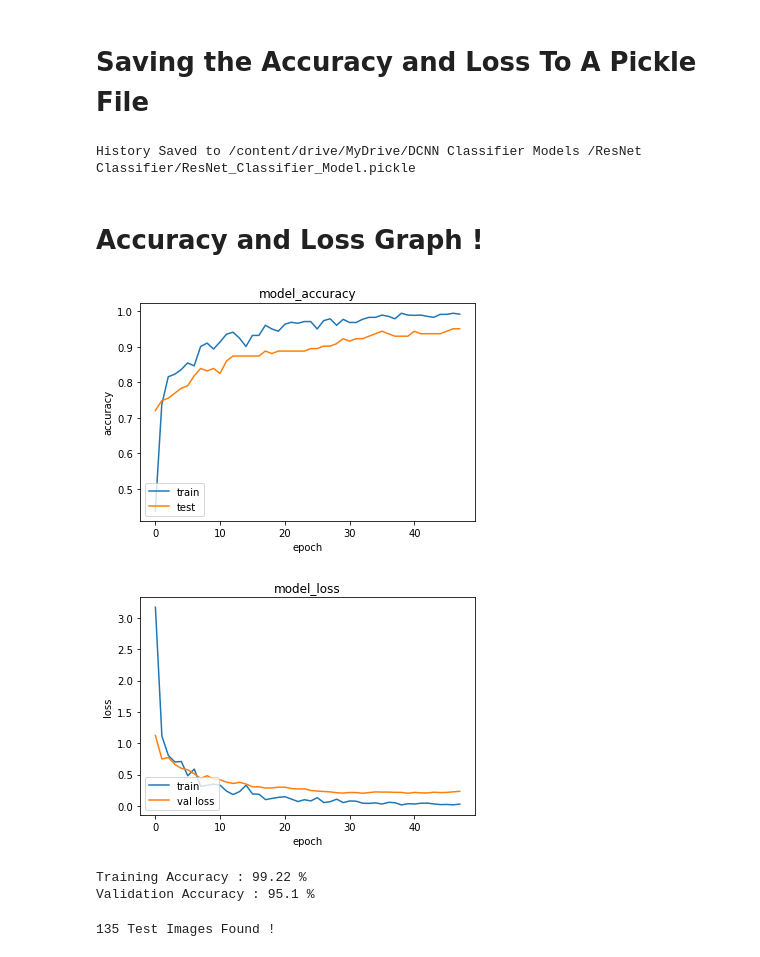
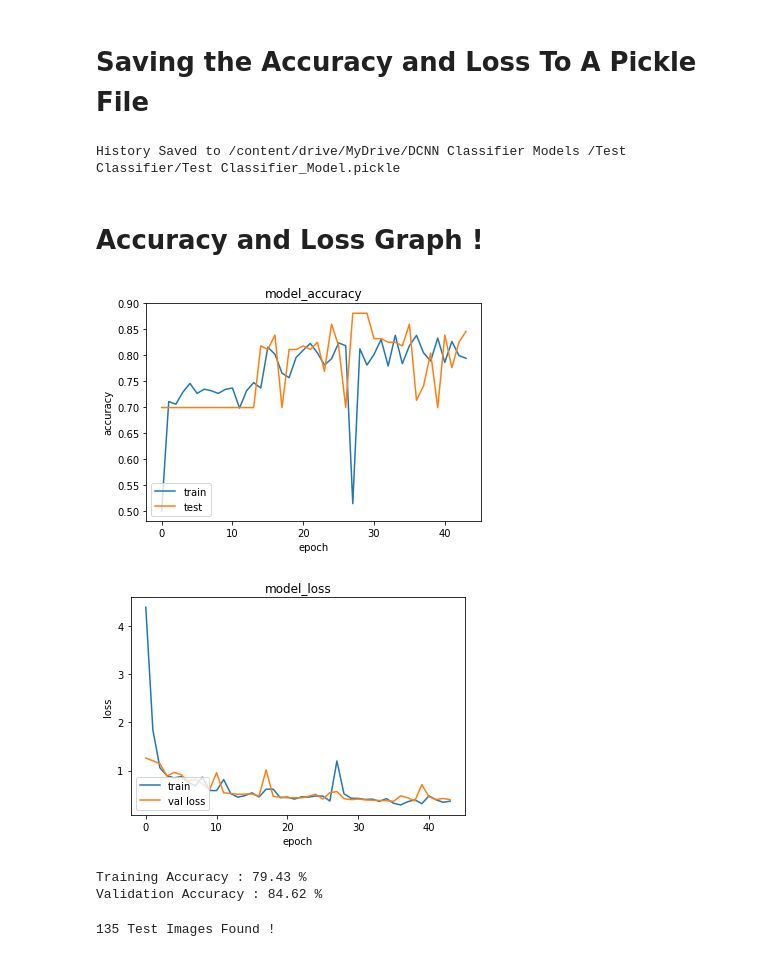
Before and after one commit to Anonymous1846/Blood-cancer-subtype-classification-using-DCNN, a Jupyter notebook: DCNN_Classifier.ipynb, the cells around one changed output. Saved outputs shown, nothing was run; the diff lists cells and outputs as text; code cells hidden in the pictures.

Commit message:
Custom models

```diff
--- a/DCNN_Classifier.ipynb
+++ b/DCNN_Classifier.ipynb
@@ -688,9 +691,9 @@ def save_file(pickle_dir,model_history):
     binary_pickle.write(pickle.dumps(model_history))          #dumping to pickle before writing to pickle file !
     print(f'History Saved to {pickle_dir}')
 
-save_file(resnet50_model_history,trained_model.history)  #the path of the model history pickle and the current model history !
+save_file(custom_model_history,trained_model.history)  #the path of the model history pickle and the current model history !
 # %% [output]
-History Saved to /content/drive/MyDrive/DCNN Classifier Models /ResNet Classifier/ResNet_Classifier_Model.pickle
+History Saved to /content/drive/MyDrive/DCNN Classifier Models /Test Classifier/Test Classifier_Model.pickle
 # %% [markdown]
 # **Accuracy and Loss Graph !**
 # %%
@@ -701,38 +704,38 @@ def plot_metrics(acc_path):
     The accuracy and the losses at each iteration/epoch is evaluated in the graph below
     matplotlib is used for plotting.
 
     params: model history path (.pickle file)
     return: None
   '''
   with open(acc_path,'rb') as model_history: #opening the pickle file which contains the dictionary !
     model=model_history.read()
   model=pickle.loads(model)
   plt.plot(model['accuracy'])
   plt.plot(model['val_accuracy'])
   plt.title('model_accuracy')
   plt.ylabel('accuracy')
   plt.xlabel('epoch')
   plt.legend(['train','test'],loc='lower left')
   plt.show()
 
   plt.plot(model['loss'])
   plt.plot(model['val_loss'])
   plt.title('model_loss')
   plt.ylabel('loss')
   plt.xlabel('epoch')
   plt.legend(['train','val loss'],loc='lower left')
   plt.show()
   train_acc = model['accuracy'][-1]*100
   val_acc   = model['val_accuracy'][-1]*100
   print(f'Training Accuracy : {round(train_acc,2)} %')
   print(f'Validation Accuracy : {round(val_acc,2)} %')
 
-plot_metrics(resnet50_model_history)
+plot_metrics(custom_model_history)
 # %% [output]
-[figure, old version]
+[figure, new version]
-[figure, old version]
+[figure, new version]
-Training Accuracy : 99.22 %
-Validation Accuracy : 95.1 %
+Training Accuracy : 79.43 %
+Validation Accuracy : 84.62 %
 # %%
 aml = testing_data_path+'/AML'
 all = testing_data_path+'/ALL'
```
Also changed, not shown: parts of 12 cells of this notebook.
